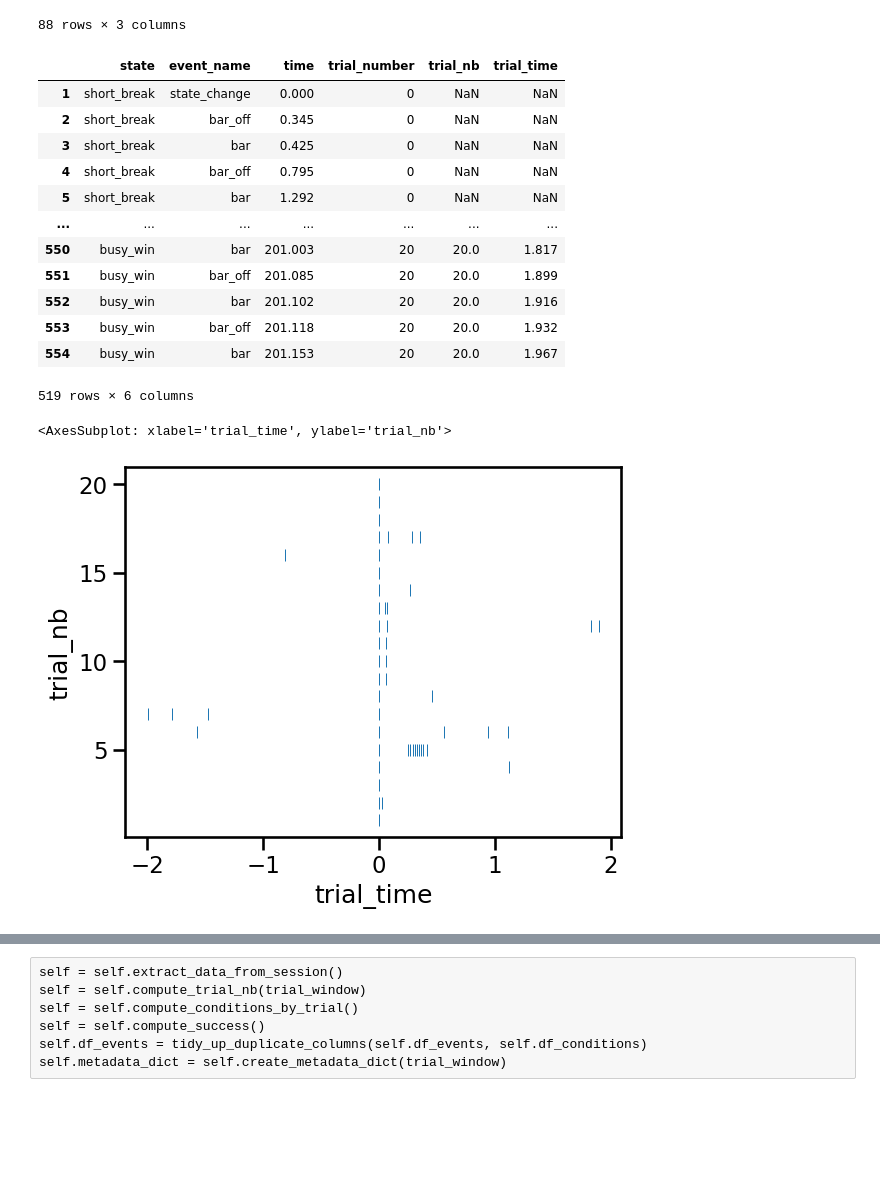
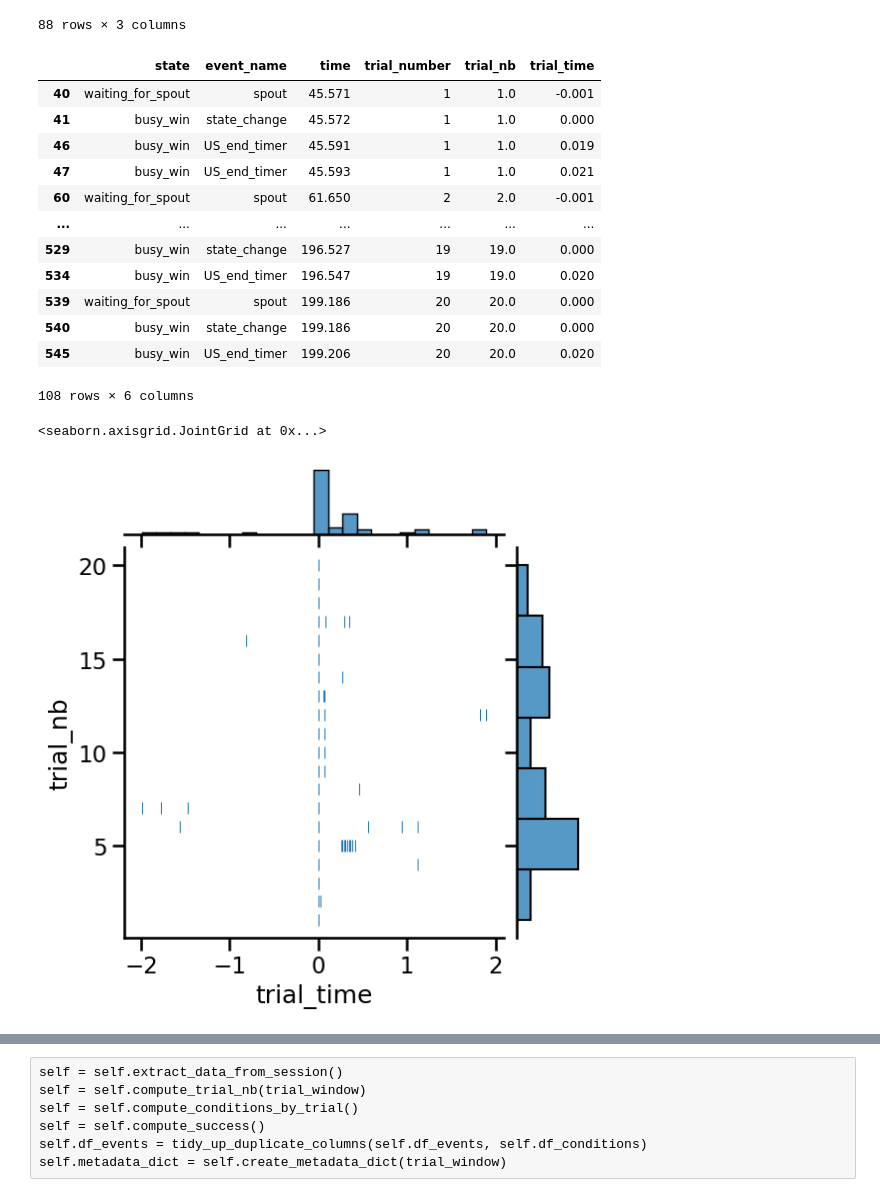
Before and after one commit to juliencarponcy/trialexp, a Jupyter notebook: notebooks/noncanonical/single_session_analsysis/Convert dataset.ipynb, the cells around one changed output, grey strips where cells are left out. Cells and saved outputs as stored; diff of their text form; code cells hidden in the pictures; blank space fills up the shorter version.

```diff
--- a/notebooks/noncanonical/single_session_analsysis/Convert dataset.ipynb
+++ b/notebooks/noncanonical/single_session_analsysis/Convert dataset.ipynb
@@ -18,7 +19,7 @@ tasks = pd.read_csv(basefolder+'\\params\\tasks_params.csv', usecols=[1, 2, 3, 4
 # %%
 from trialexp.process.pycontrol.session_analysis import Session
 # %%
-conditions, triggers = Session.get_task_specs(tasks, 'reaching_go_spout_incr_break2_nov22')
+conditions, triggers, events_to_process = Session.get_task_specs(tasks, 'reaching_go_spout_incr_break2_nov22')
 
 # extract condition from the event list
 df_conditions = df_events[df_events.event_name.isin(conditions)]
@@ -40,29 +41,32 @@ df_conditions
 | 199.206 | busy_win | US_end_timer | 20 |
 88 rows × 3 columns
 # %%
-trial_window = [-2, 4] # time window around trigger where data are considered to be the same trial
+trial_window = [-2000, 4000] # time window around trigger where data are considered to be the same trial
 
+#TODO do each trigger separately and combine them at the end at the df_event_trials level
 trigger_time = df_events[(df_events.state.isin(triggers)) & (df_events.event_name == 'state_change')].time
-df_events = add_trial_nb(df_events, trigger_time,trial_window)
-df_events = add_time_rel_trigger(df_events, trigger_time, 'trial_time', trial_window)
+df_events = add_trial_nb(df_events, trigger_time,trial_window) #add trial number according to the trigger
+df_events = add_time_rel_trigger(df_events, trigger_time, 'trial_time', trial_window) #calculate time relative to trigger
+df_events.dropna(inplace=True)
 df_events
 # %% [output]
 |  | state | event_name | time | trial_number | trial_nb | trial_time |
-| 1 | short_break | state_change | 0.000 | 0 | NaN | NaN |
-| 2 | short_break | bar_off | 0.345 | 0 | NaN | NaN |
-| 3 | short_break | bar | 0.425 | 0 | NaN | NaN |
-| 4 | short_break | bar_off | 0.795 | 0 | NaN | NaN |
-| 5 | short_break | bar | 1.292 | 0 | NaN | NaN |
+| 40 | waiting_for_spout | spout | 45.571 | 1 | 1.0 | -0.001 |
+| 41 | busy_win | state_change | 45.572 | 1 | 1.0 | 0.000 |
+| 46 | busy_win | US_end_timer | 45.591 | 1 | 1.0 | 0.019 |
+| 47 | busy_win | US_end_timer | 45.593 | 1 | 1.0 | 0.021 |
+| 60 | waiting_for_spout | spout | 61.650 | 2 | 2.0 | -0.001 |
 | ... | ... | ... | ... | ... | ... | ... |
-| 550 | busy_win | bar | 201.003 | 20 | 20.0 | 1.817 |
-| 551 | busy_win | bar_off | 201.085 | 20 | 20.0 | 1.899 |
-| 552 | busy_win | bar | 201.102 | 20 | 20.0 | 1.916 |
-| 553 | busy_win | bar_off | 201.118 | 20 | 20.0 | 1.932 |
-| 554 | busy_win | bar | 201.153 | 20 | 20.0 | 1.967 |
+| 529 | busy_win | state_change | 196.527 | 19 | 19.0 | 0.000 |
+| 534 | busy_win | US_end_timer | 196.547 | 19 | 19.0 | 0.020 |
+| 539 | waiting_for_spout | spout | 199.186 | 20 | 20.0 | 0.000 |
+| 540 | busy_win | state_change | 199.186 | 20 | 20.0 | 0.000 |
+| 545 | busy_win | US_end_timer | 199.206 | 20 | 20.0 | 0.020 |
-519 rows × 6 columns
+108 rows × 6 columns
 # %%
 df2plot = df_events[df_events.event_name=='spout']
-sns.scatterplot(y='trial_nb', x='trial_time', marker='|', data=df2plot)
+sns.set_context('talk')
+sns.jointplot(x='trial_time', y='trial_nb', marker='|',data=df2plot)
 # %% [output]
-<AxesSubplot: xlabel='trial_time', ylabel='trial_nb'>
+<seaborn.axisgrid.JointGrid at 0x...>
-[figure, old version]
+[figure, new version]
```
Also changed, not shown: parts of 7 cells of this notebook, 2 other files.
